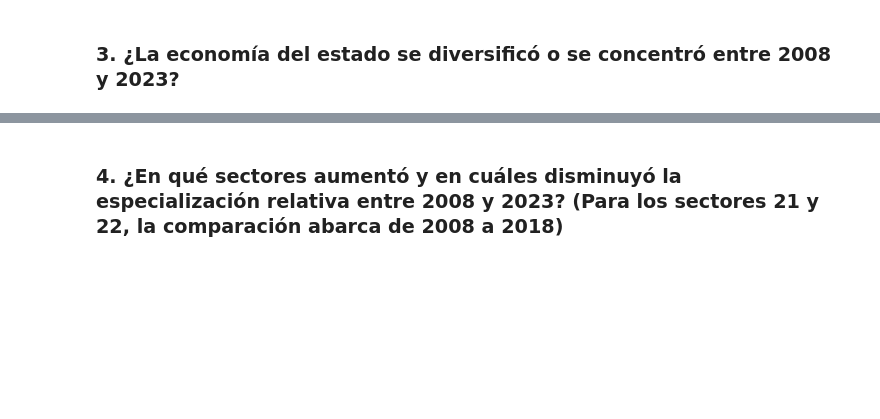
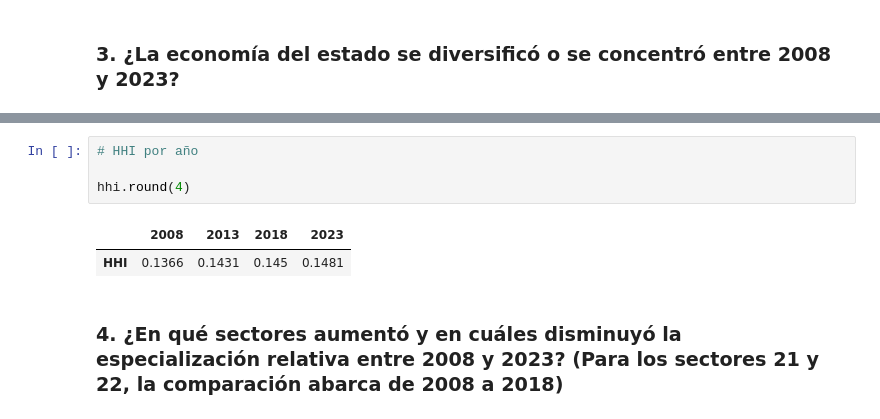
Before and after one commit to Jose-Castanedas/coeficiente_localizacion, a Jupyter notebook: notebook/coeficiente_localizacion_bcs.ipynb, the cells around one changed output, grey strips where cells are left out. Saved outputs shown, nothing was run; the diff lists cells and outputs as text; blank space fills up the shorter version.

```diff
--- a/notebook/coeficiente_localizacion_bcs.ipynb
+++ b/notebook/coeficiente_localizacion_bcs.ipynb
@@ -535,3 +577,10 @@ El empleo excedente es relativo a la estructura nacional. Que un sector tenga ex
+# %%
+# HHI por año
+
+hhi.round(4)
+# %% [output]
+|  | 2008 | 2013 | 2018 | 2023 |
+| HHI | 0.1366 | 0.1431 | 0.145 | 0.1481 |
 # %% [markdown]
 ### **4. ¿En qué sectores aumentó y en cuáles disminuyó la especialización relativa entre 2008 y 2023? (Para los sectores 21 y 22, la comparación abarca de 2008 a 2018)**
 # %% [markdown]
```
Also changed, not shown: parts of 1 cell of this notebook.
